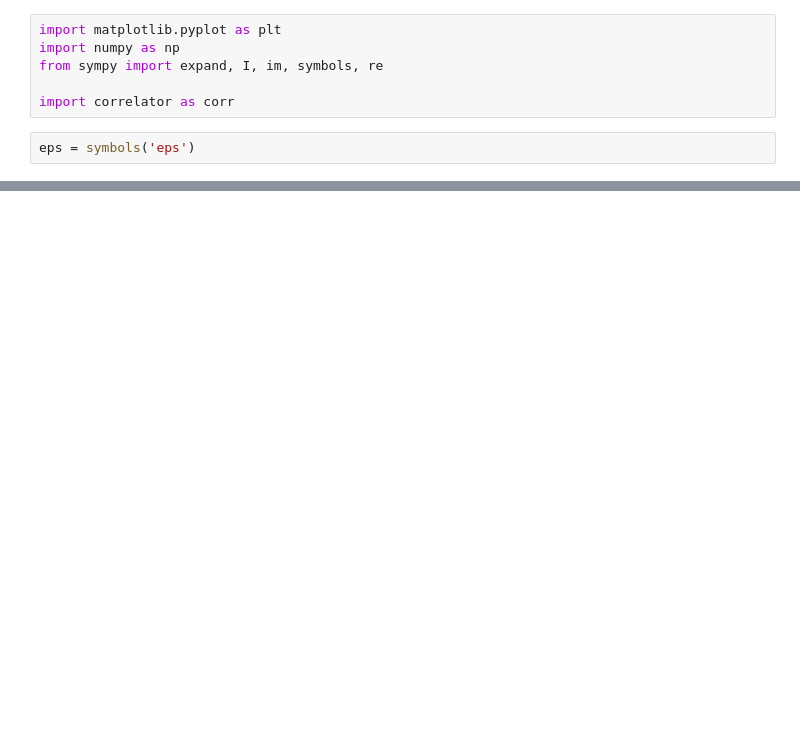
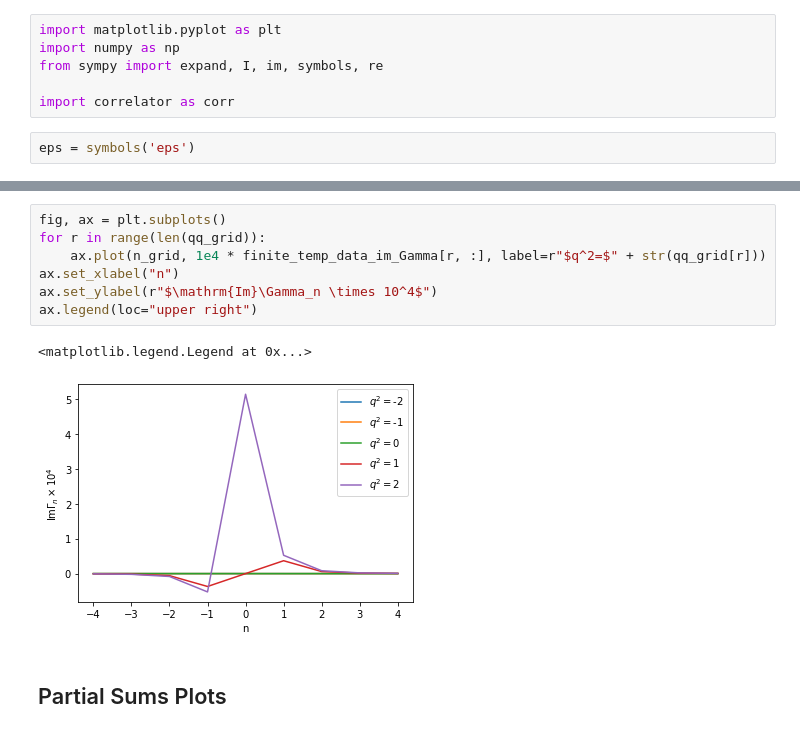
Before and after one commit to harnettd/phiCubed_31_FT, a Jupyter notebook: finite_temp_plots.ipynb, the cells around one changed output, grey strips where cells are left out. Saved outputs shown, nothing was run; the diff lists cells and outputs as text; blank space fills up the shorter version.

```diff
--- a/finite_temp_plots.ipynb
+++ b/finite_temp_plots.ipynb
@@ -43,0 +47,12 @@ array([4.79936837480091370e-7, 5.57204610271554455e-7,
+# %%
+fig, ax = plt.subplots()
+for r in range(len(qq_grid)):
+    ax.plot(n_grid, 1e4 * finite_temp_data_im_Gamma[r, :], label=r"$q^2=$" + str(qq_grid[r]))
+ax.set_xlabel("n")
+ax.set_ylabel(r"$\mathrm{Im}\Gamma_n \times 10^4$")
+ax.legend(loc="upper right")
+# %% [output]
+<matplotlib.legend.Legend at 0x...>
+[figure, added]
+# %% [markdown]
+## Partial Sums Plots
```
Also changed, not shown: parts of 24 cells of this notebook, 1 other file.
